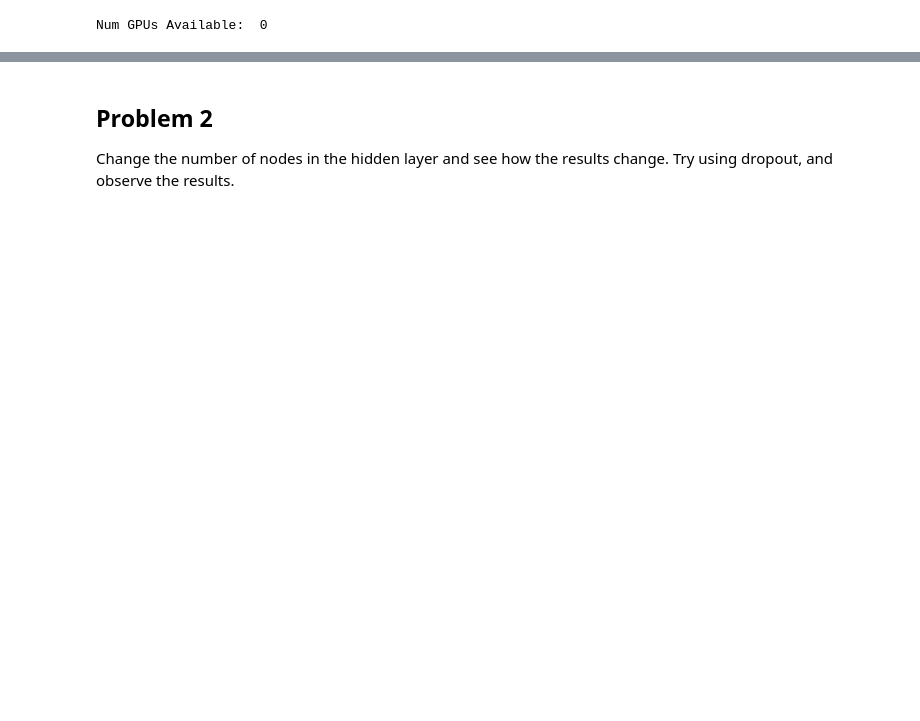
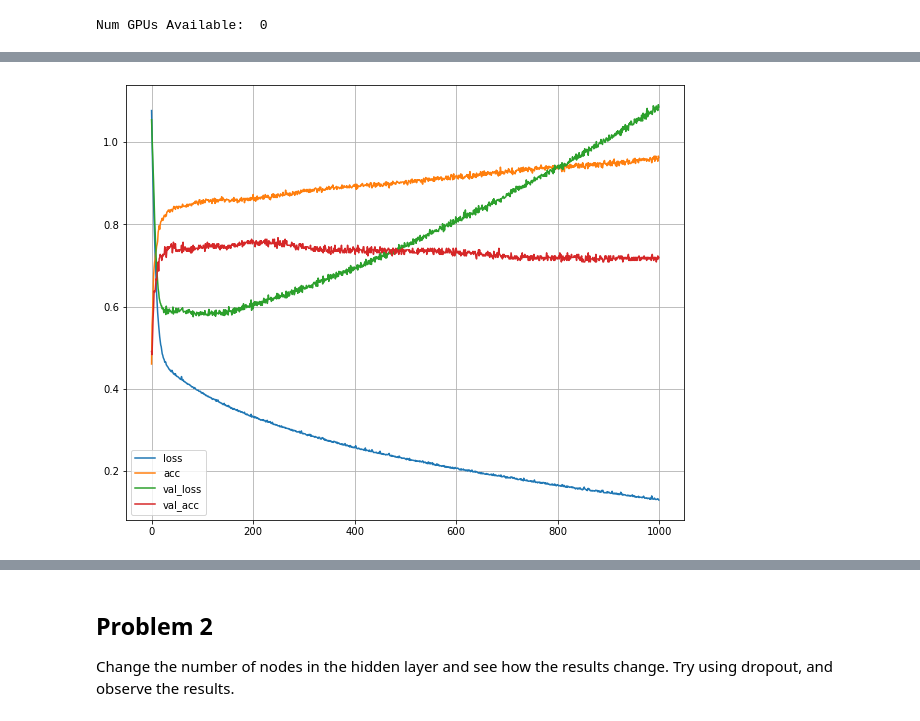
Before and after one commit to Eeaeau/TTT4185---ML-for-singnal-processing, a Jupyter notebook: Assignment 3/TTT4185_assignment_3a_2020-10-19.ipynb, the cells around one changed output, grey strips where cells are left out. Cells and saved outputs as stored; diff of their text form; code cells hidden in the pictures; blank space fills up the shorter version.

```diff
--- a/Assignment 3/TTT4185_assignment_3a_2020-10-19.ipynb
+++ b/Assignment 3/TTT4185_assignment_3a_2020-10-19.ipynb
@@ -192,0 +252,4 @@ Num GPUs Available:  0
+# %%
+features_F1toF4_B1toB4 = ['F1', 'F2','F3','F4', 'B1', 'B2', 'B3', 'B4']
+
+dataset_F1toF4_B1toB4 = Dataset(features_F1toF4_B1toB4, 'F1toF4_B1toB4')
@@ -192,0 +277,4 @@ Num GPUs Available:  0
+# %%
+dataset_F1toF4_B1toB4.Visualize()
+# %% [output]
+[figure, added]
```
Also changed, not shown: parts of 40 cells of this notebook, 11 other files.
